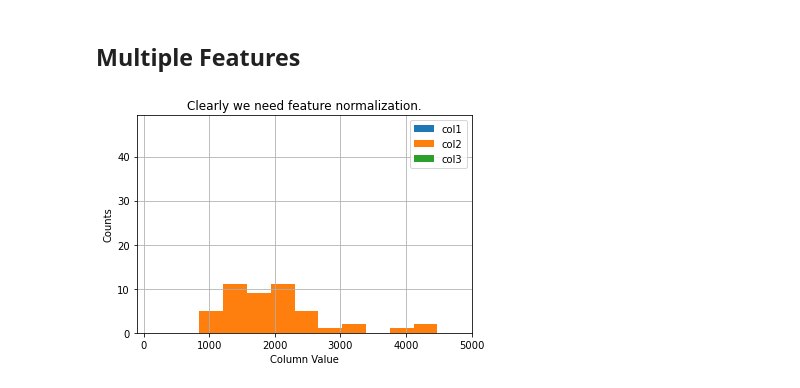
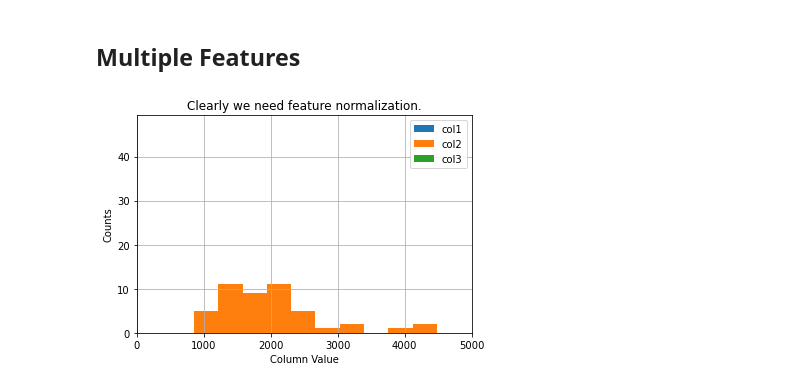
Before and after one commit to MiyamaRemi/Machine-Learning-ex, a Jupyter notebook: ml_ipynb/ex1/ex1.ipynb, the cells around one changed output. Cells and saved outputs as stored; diff of their text form; code cells hidden in the pictures.

```diff
--- a/ml_ipynb/ex1/ex1.ipynb
+++ b/ml_ipynb/ex1/ex1.ipynb
@@ -105,13 +107,13 @@ X = np.insert(X,0,1,axis=1)
 # %%
 #Quick visualize data
 plt.grid(True)
-plt.xlim([-100,5000])
+plt.xlim([0,5000])
 dummy = plt.hist(X[:,0],label = 'col1')
 dummy = plt.hist(X[:,1],label = 'col2')
 dummy = plt.hist(X[:,2],label = 'col3')
 plt.title('Clearly we need feature normalization.')
 plt.xlabel('Column Value')
 plt.ylabel('Counts')
 dummy = plt.legend()
 # %% [output]
-[figure, old version]
+[figure, new version]
```
Also changed, not shown: parts of 5 cells of this notebook, 1 other file.
